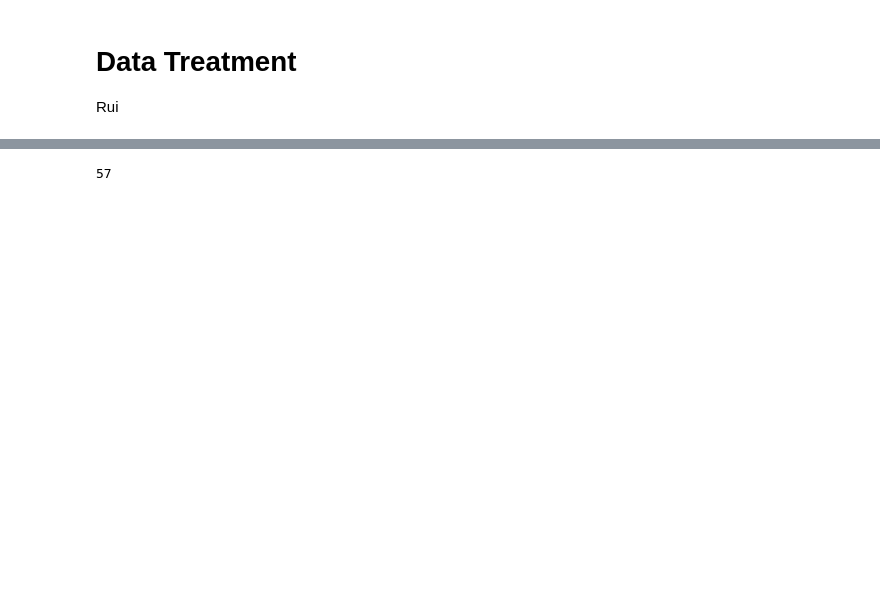
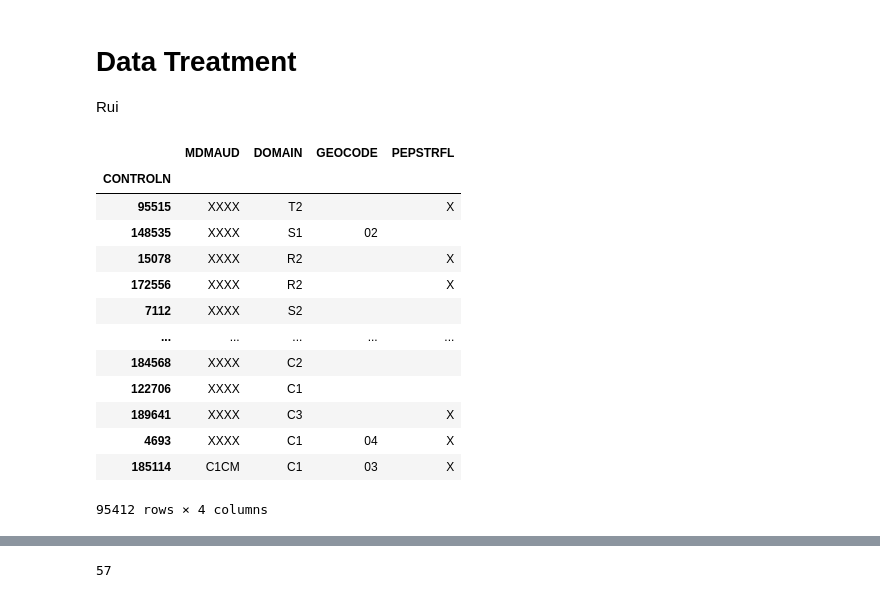
Before and after one commit to rfmmonteiro99/DM-Project-Final, a Jupyter notebook: Data Treatment V2 - Rui.ipynb, the cells around one changed output, grey strips where cells are left out. Cells and saved outputs as stored; diff of their text form; code cells hidden in the pictures; blank space fills up the shorter version.

```diff
--- a/Data Treatment V2 - Rui.ipynb
+++ b/Data Treatment V2 - Rui.ipynb
@@ -17,6 +17,51 @@ pd.set_option('display.max_columns', None)
 # %%
 #CONTROLN: stays as index of the dataset
 donors.set_index('CONTROLN', inplace=True)
+# %%
+#put aside the variables that are already related to a PVA's clustering, and may be used in the end to compare it to our
+#solution...:
+donors_pva_cluster = donors[['MDMAUD', 'DOMAIN', 'GEOCODE', 'PEPSTRFL']].copy()
+
+#MDMAUD: RFA field, already a clustering from the organization
+
+#put this aside because it is clustering (this one is a bit different from the RFA variables)
+#donors_pva_cluster.replace({'DOMAIN' : {' ' : np.nan}}, inplace = True)
+
+#GEOCODE is what? Put aside for now - clustering
+#donors_pva_cluster.replace({'GEOCODE' : {' ' : np.nan}}, inplace = True)
+
+#probably put aside! bc it's related to RFA
+#donors_pva_cluster.replace({'PEPSTRFL' : {'X' : '1', ' ' : '0'}}, inplace = True)
+
+
+rfa1 = donors.iloc[:, 382:405].copy()
+donors_pva_cluster.append(rfa1)
+#from RFA_2 to RFA_24: these are variables with a clustering solution from PVA; don't use them for now (maybe use them
+#in the end to compare with our own clustering solution)
+
+ramnt1 = donors.iloc[:, 432:454].copy()
+donors_pva_cluster.append(ramnt1)
+#from RAMNT_3 until RAMNT_24 -> explicado na parte do Tomás
+
+rfa_and_mdmaud = donors.iloc[:, 468:474].copy()
+donors_pva_cluster.append(rfa_and_mdmaud)
+#RFA_2R, RFA_2F, RFA_2A are related to RFA (put aside for now?)
+#MDMAUD_R, MDMAUD_F, MDMAUD_A are related to RFA (put aside for now?)
+# %% [output]
+|  | MDMAUD | DOMAIN | GEOCODE | PEPSTRFL |
+| CONTROLN |  |  |  |  |
+| 95515 | XXXX | T2 |  | X |
+| 148535 | XXXX | S1 | 02 |  |
+| 15078 | XXXX | R2 |  | X |
+| 172556 | XXXX | R2 |  | X |
+| 7112 | XXXX | S2 |  |  |
+| ... | ... | ... | ... | ... |
+| 184568 | XXXX | C2 |  |  |
+| 122706 | XXXX | C1 |  |  |
+| 189641 | XXXX | C3 |  | X |
+| 4693 | XXXX | C1 | 04 | X |
+| 185114 | C1CM | C1 | 03 | X |
+95412 rows × 4 columns
 # %%
 #drop these:
 donors.drop(columns = ['Unnamed: 0',
```
Also changed, not shown: parts of 8 cells of this notebook.
